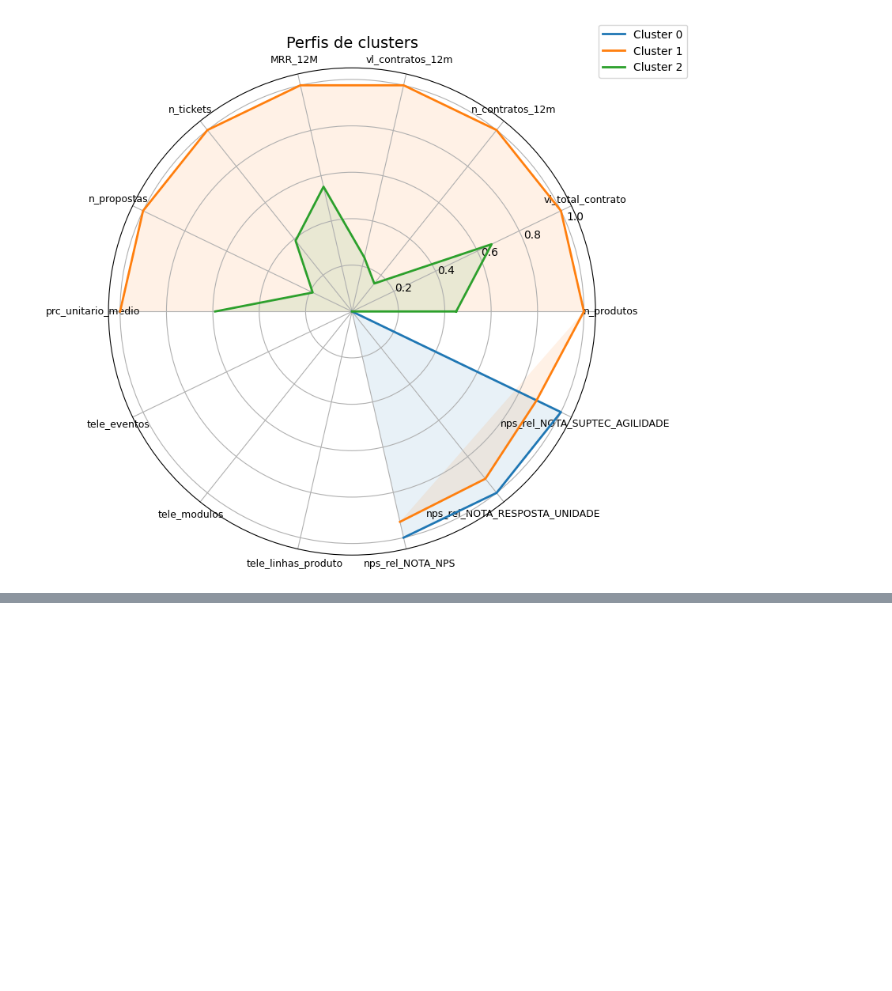
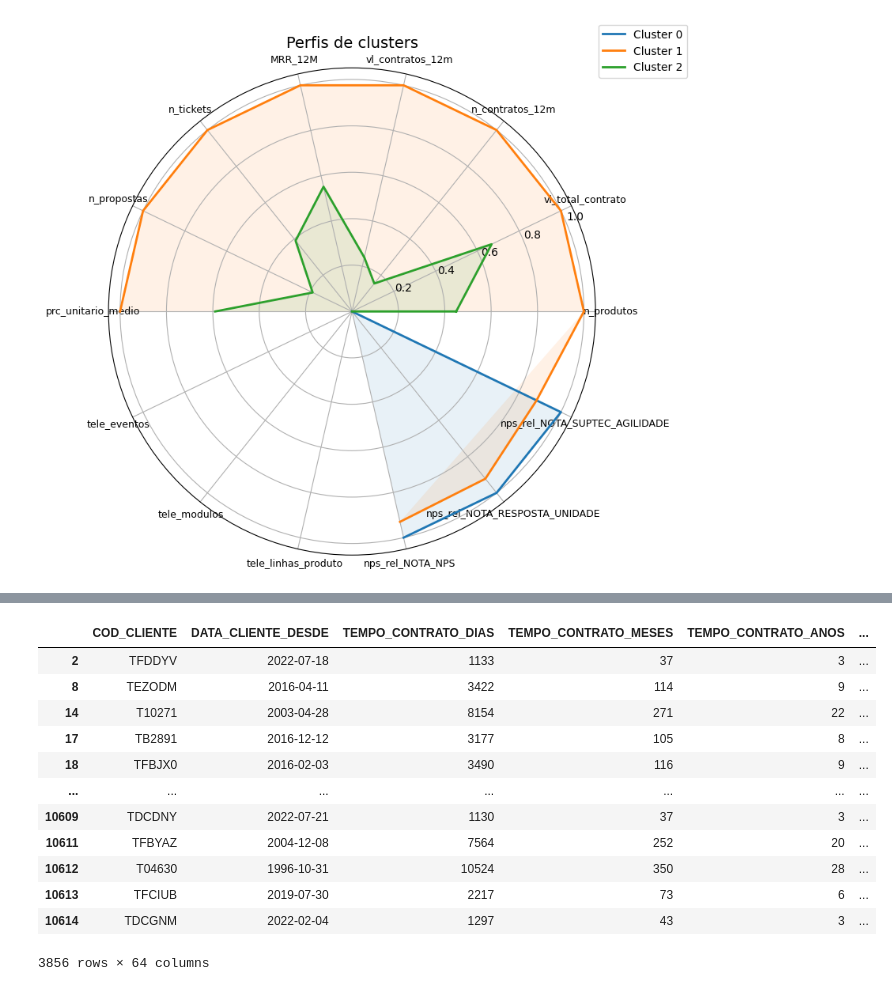
Before and after one commit to fiap-datascience/arcana, a Jupyter notebook: notebooks/clusterizacao.ipynb, the cells around one changed output, grey strips where cells are left out. Cells and saved outputs as stored; diff of their text form; code cells hidden in the pictures; blank space fills up the shorter version.

```diff
--- a/notebooks/clusterizacao.ipynb
+++ b/notebooks/clusterizacao.ipynb
@@ -597,0 +617,16 @@ K=6 | silhouette=0.283
+# %%
+df_kmed
+# %% [output]
+|  | COD_CLIENTE | DATA_CLIENTE_DESDE | TEMPO_CONTRATO_DIAS | TEMPO_CONTRATO_MESES | TEMPO_CONTRATO_ANOS | ... |
+| 2 | TFDDYV | 2022-07-18 | 1133 | 37 | 3 | ... |
+| 8 | TEZODM | 2016-04-11 | 3422 | 114 | 9 | ... |
+| 14 | T10271 | 2003-04-28 | 8154 | 271 | 22 | ... |
+| 17 | TB2891 | 2016-12-12 | 3177 | 105 | 8 | ... |
+| 18 | TFBJX0 | 2016-02-03 | 3490 | 116 | 9 | ... |
+| ... | ... | ... | ... | ... | ... | ... |
+| 10609 | TDCDNY | 2022-07-21 | 1130 | 37 | 3 | ... |
+| 10611 | TFBYAZ | 2004-12-08 | 7564 | 252 | 20 | ... |
+| 10612 | T04630 | 1996-10-31 | 10524 | 350 | 28 | ... |
+| 10613 | TFCIUB | 2019-07-30 | 2217 | 73 | 6 | ... |
+| 10614 | TDCGNM | 2022-02-04 | 1297 | 43 | 3 | ... |
+3856 rows × 64 columns
```
Also changed, not shown: parts of 7 cells of this notebook, 2 other files.
